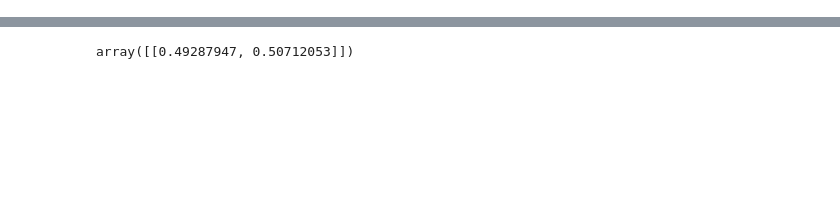
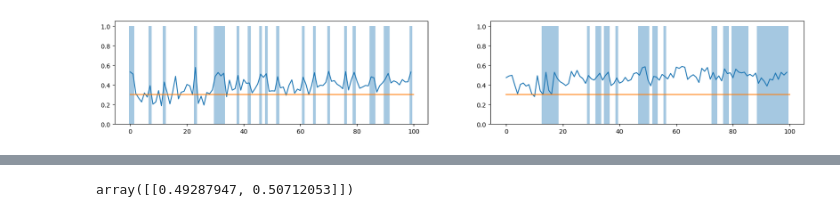
Before and after one commit to binrey/MLTR, a Jupyter notebook: train.ipynb, the cells around one changed output, grey strips where cells are left out. Cells and saved outputs as stored; diff of their text form; code cells hidden in the pictures; blank space fills up the shorter version.

Commit message:
fix: test on specific days

```diff
--- a/train.ipynb
+++ b/train.ipynb
@@ -24,8 +36,8 @@ optimization/btest004.pickle
 # %%
 from backtest import DataParser, MovingWindow
 import numpy as np
-# import lightgbm as lgb
-# from lightgbm import log_evaluation
+import lightgbm as lgb
+from lightgbm import log_evaluation
 from sklearn.metrics import accuracy_score, f1_score
 from sklearn.model_selection import train_test_split
 from sklearn.preprocessing import StandardScaler
@@ -38,13 +50,14 @@ def lgb_f1_score(y_hat, data):
     y_hat = np.round(y_hat) # scikits f1 doesn't like probabilities
     return 'f1', f1_score(y_true, y_hat), False
 
-fsize = 1
+fsize = 5
 tfdict = {"M5":0, "M15":1, "H1":2}
-Xl, Xs, yl, ys, poslist = [], [], [], [], []
+Xl, Xs, yl, ys, odates, poslist = [], [], [], [], [], []
 for btest in btests:
-    print(btest.cfg.ticker)
+    print(btest.cfg.ticker, end=" ")
     hist_pd, hist = DataParser(btest.cfg).load()
     mw = MovingWindow(hist, fsize+2)
+    print(len(btest.positions))
     for pos in btest.positions[1:]:
         f, _ = mw(pos.open_indx)
         fc = f.Close[:-2]/f.Close[-2]
@@ -52,16 +65,19 @@ for btest in btests:
         fh = f.High[:-2]/f.High[-2]
         fl = f.Low[:-2]/f.Low[-2]
         fv = f.Volume[:-2]/f.Volume[-2] if f.Volume[-2] != 0 else f.Volume[:-2]*0
+        odate = pd.to_datetime(pos.open_date)
+        odate = odate.year*10000 + odate.month*100 + odate.day
         if pos.dir == 1:
-            Xl.append(np.hstack([fc, fo, fl, fh, fv, tfdict[btest.cfg.period]]))
+            Xl.append(np.hstack([fc, fo, fl, fh, fv, btest.cfg.stops_processor.func.cfg.sl, odate, tfdict[btest.cfg.period]]))
             yl.append(pos.profit)
         else:
-            Xs.append(np.hstack([2-fc, 2-fo, 2-fl, 2-fh, fv, tfdict[btest.cfg.period]]))
+            Xs.append(np.hstack([2-fc, 2-fo, 2-fl, 2-fh, fv, btest.cfg.stops_processor.func.cfg.sl, odate, tfdict[btest.cfg.period]]))
             ys.append(pos.profit)
         poslist.append(pos)
 
 Xs, Xl = np.array(Xs), np.array(Xl)
 ys, yl = np.array(ys), np.array(yl)
+odates = np.array(odates)
 
 # ids2add = np.random.choice(np.arange(Xs.shape[0]), size=Xl.shape[0] - Xs.shape[0])
 # Xs = np.vstack([Xs, Xs[ids2add]])
@@ -79,21 +106,33 @@ GAZP
 # %%
 nitrers = 1
-test_split = 1
+test_split = 0.25
 id2tf = {v:k for k, v in tfdict.items()}
 
 pprofits, gprofits, metrics = np.zeros((3, nitrers)), np.zeros((3, nitrers)), np.zeros((2, nitrers))
 for i in range(nitrers):
     ids = np.arange(X.shape[0])
-    np.random.shuffle(ids)
+    # np.random.shuffle(ids)
     test_size = int(X.shape[0]*test_split)
-    ids_test, ids_train = ids[:test_size], ids[test_size:]
+    ids_test, odates_testset, odates = [], set(), X[:, -2]
+    while len(ids_test) < test_size:
+        ix = np.random.randint(0, X.shape[0])
+        d = odates[ix]
+        if d not in odates_testset:
+            ii = ids[odates == d]
+            ids_test += ii.tolist()
+            odates_testset.add(d)
+    ids_train = [ix for ix in ids if ix not in ids_test]
+
+    # ids_test, ids_train = ids[:test_size], ids[test_size:]
     X_train, X_test, y_train, y_test = X[ids_train], X[ids_test], y[ids_train], y[ids_test]
     tf_test = X_test[:, -1]
-    X_train = X_train[:, :-1]
-    X_test = X_test[:, :-1]
-    profs = y_test
+    X_train = X_train[:, :-2]
+    X_test = X_test[:, :-2]
+    profs_test = y_test
+    profs_train = y_train
     y_train = (y_train > 0).astype(int)
     y_test = (y_test > 0).astype(int)
+    print(X_train.shape[0], X_test.shape[0])
 
     # scaler = StandardScaler()
     # scaler.fit(X_train)
@@ -104,50 +143,39 @@ for i in range(nitrers):
     # X_train = np.vstack([X_train, X_add])
     # y_train = np.hstack([y_train, y_train])
 
-    # # evals_result = {}
+    # evals_result = {}
     # model = lgb.train(params=dict(objective="binary",
     #                             # metric="auc",
     #                             # num_leaves=2,
-    #                             max_depth=5,
+    #                             max_depth=3,
     #                             verbose=-1),
     #                   train_set=lgb.Dataset(X_train, label=y_train),
     #                   valid_sets=[lgb.Dataset(X_test, label=y_test)],
-    #                   num_boost_round=1000,
+    #                   num_boost_round=500,
     #                   feval=lgb_f1_score,
     #                   # evals_result=evals_result,
     #                   # verbose_eval=False,
     #                   callbacks=[log_evaluation(-1)]
     #                   )
-    # # lgb.plot_metric(evals_result, metric='f1')
-    # p_train = model.predict(X_train)
+    # lgb.plot_metric(evals_result, metric='f1')
+
+    model = RandomForestClassifier(max_depth=16, n_estimators=400, min_samples_leaf=50, class_weight="balanced",)
+    model.fit(X_train, y_train)
+
+    if len(X_train):
+        # p_train = model.predict(X_train)
+        p_train = model.predict_proba(X_train)[:, 1]
+        threshold = 0.3#np.percentile(p_train, 10)
+        metrics[0, i] = f1_score(p_train > threshold, y_train)
     # p_test = model.predict(X_test)
-
-    # model = RandomForestClassifier(max_depth=8, n_estimators=50, class_weight="balanced")
-    # model.fit(X_train, y_train)
-    if len(X_train):
-        p_train = model.predict_proba(X_train)[:, 1]
-        threshold = np.percentile(p_train, 10)#np.mean(p_train)
-        metrics[0, i] = f1_score(p_train > threshold, y_train)
     p_test = model.predict_proba(X_test)[:, 1]
     metrics[1, i] = f1_score(p_test > threshold, y_test)
 
-    # plt.figure(figsize=(20, 5))
-    # plt.subplot(1, 2, 1)
-    # plt.plot(p_train[:100])
-    # plt.plot(y_train[:100])
-    # plt.plot([0, 100], [threshold, threshold])
-    # plt.subplot(1, 2, 2)
-    # plt.plot(p_test[:100])
-    # plt.plot(y_test[:100])
-    # plt.plot([0, 100], [threshold, threshold])
-
     for j in range(3):
         ids = tf_test == j
-        pprofits[j, i] = (profs[ids]*(p_test[ids]>=threshold)).sum()
-        gprofits[j, i] = profs[ids].sum()
-        print(f"{i:03} profit {id2tf[j]:3}:{gprofits[j, i]:+6.1f} -> {pprofits[j, i]:+6.1f} {'OK' if pprofits[j, i] > gprofits[j, i] else '--'}")
-    # profits[3, i] = profs.sum()
-    # profits[4, i] = (profs*(p_test>=threshold)).sum()
+        pprofits[j, i] = (profs_test[ids]*(p_test[ids]>=threshold)).sum()
+        gprofits[j, i] = profs_test[ids].sum()
+        print(f"{i:03} profit {id2tf[j]:3}:{gprofits[j, i]:+7.1f} -> {pprofits[j, i]:+7.1f} {'OK' if pprofits[j, i] > gprofits[j, i] else '--'}")
     print(f"{i:03} f1_train: {metrics[0, i]:4.2f} f1_test: {metrics[1, i]:4.2f}")
 
 pprofs_mean = pprofits.mean(1)
@@ -158,4 +186,14 @@ print(gprofs_mean, " -> ", pprofs_mean)
 print((pprofs_mean - gprofs_mean)/abs(gprofs_mean))
 print(f"f1_train: {f1_mean[0]:4.2f} f1_test: {f1_mean[1]:4.2f} ration: {f1_mean[1]/f1_mean[0]:4.2f}")
 print(f"av. profit boost: {(pprofits.mean() - gprofits.mean())/gprofits.mean()}")
+
+plt.figure(figsize=(20, 3))
+plt.subplot(1, 2, 1)
+plt.plot(p_train[:100])
+plt.bar(np.arange(100), y_train[:100], width=[1]*100, alpha=0.4)
+plt.plot([0, 100], [threshold, threshold])
+plt.subplot(1, 2, 2)
+plt.plot(p_test[:100])
+plt.bar(np.arange(100), y_test[:100], width=[1]*100, alpha=0.4)
+plt.plot([0, 100], [threshold, threshold])
 # %% [output]
@@ -169,0 +210 @@ av. profit boost: 1.3935478805151909
+[figure, added]
```
Also changed, not shown: parts of 10 cells of this notebook, 1 other file.
